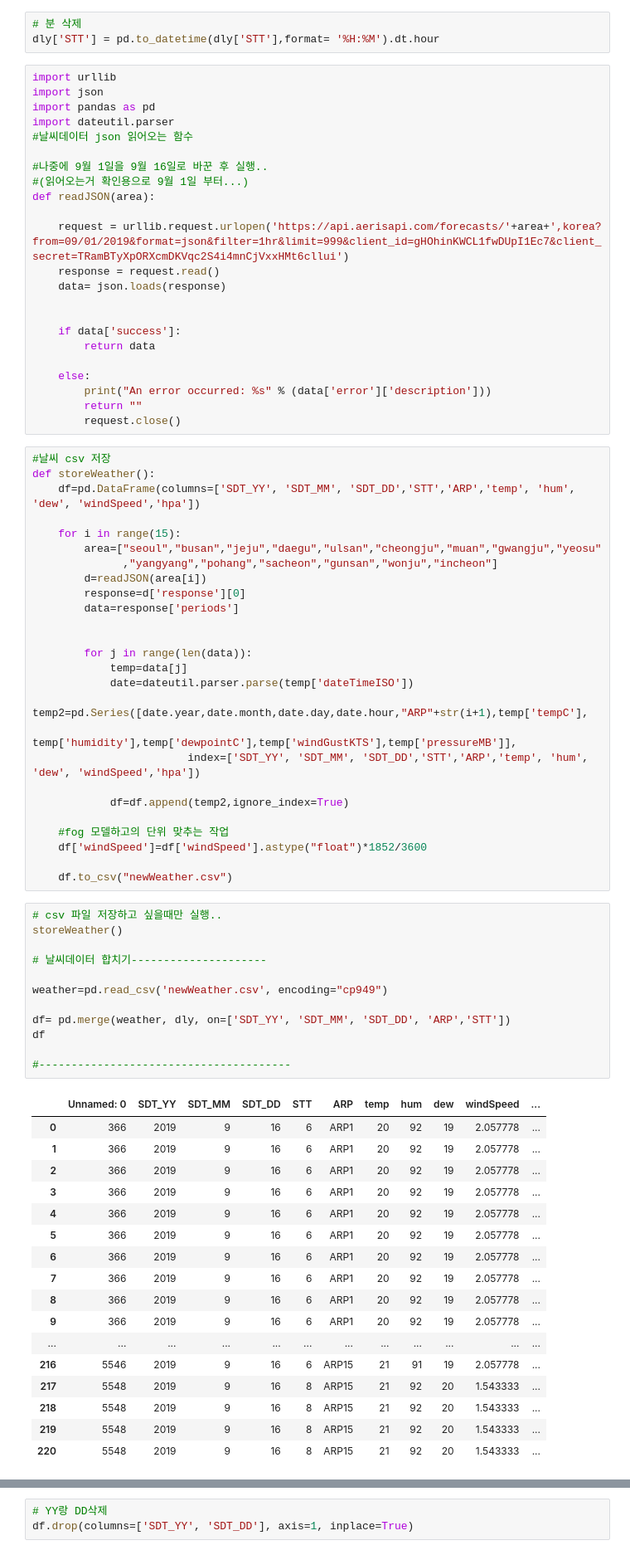
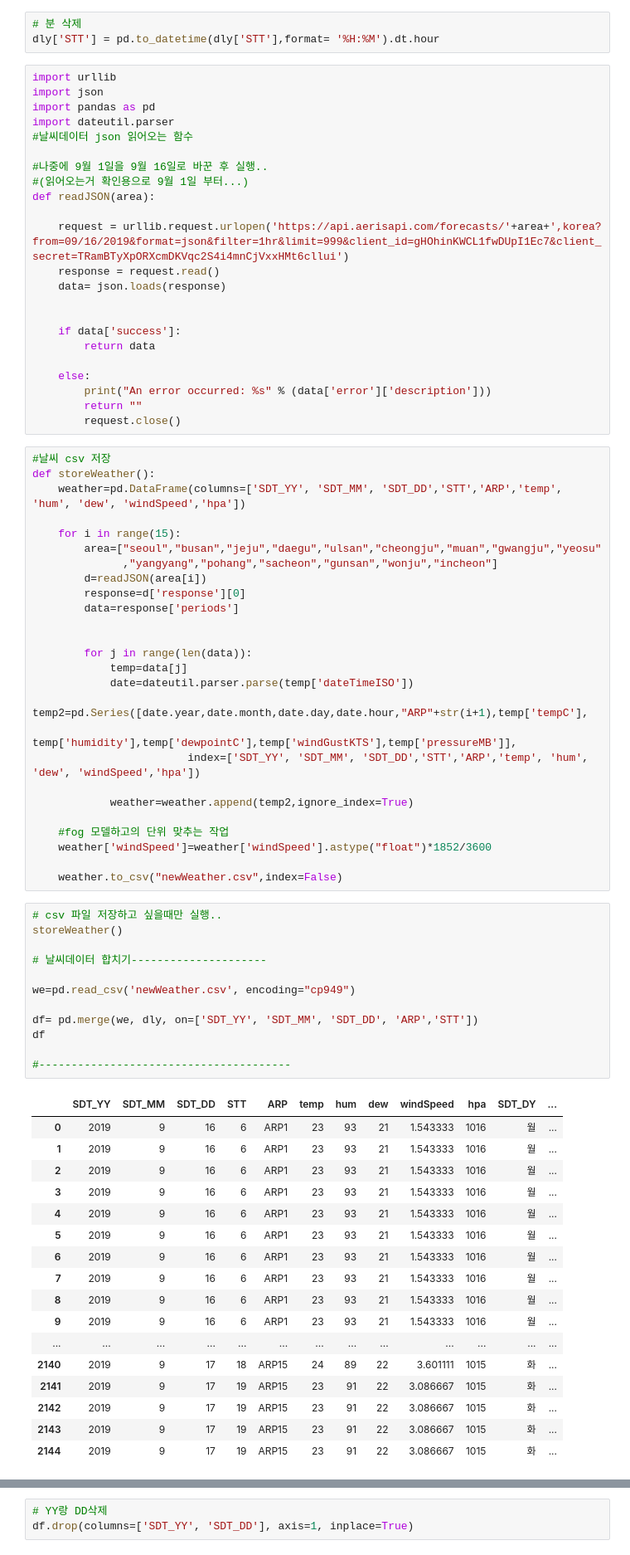
Before and after one commit to KimDoubleB/DelayPrediction, a Jupyter notebook: bb/predict_delay.ipynb, the cells around one changed output, grey strips where cells are left out. Shown at 83% size. Saved outputs shown, nothing was run; the diff lists cells and outputs as text.

Commit message:
modify new weather

```diff
--- a/bb/predict_delay.ipynb
+++ b/bb/predict_delay.ipynb
@@ -53,7 +53,7 @@ import dateutil.parser
 #(읽어오는거 확인용으로 9월 1일 부터...)
 def readJSON(area):
 
-    request = urllib.request.urlopen('https://api.aerisapi.com/forecasts/'+area+',korea?from=09/01/2019&format=json&filter=1hr&limit=999&client_id=gHOhinKWCL1fwDUpI1Ec7&client_secret=TRamBTyXpORXcmDKVqc2S4i4mnCjVxxHMt6cllui')
+    request = urllib.request.urlopen('https://api.aerisapi.com/forecasts/'+area+',korea?from=09/16/2019&format=json&filter=1hr&limit=999&client_id=gHOhinKWCL1fwDUpI1Ec7&client_secret=TRamBTyXpORXcmDKVqc2S4i4mnCjVxxHMt6cllui')
     response = request.read()
     data= json.loads(response)
 
@@ -68,7 +68,7 @@ def readJSON(area):
 # %%
 #날씨 csv 저장
 def storeWeather():
-    df=pd.DataFrame(columns=['SDT_YY', 'SDT_MM', 'SDT_DD','STT','ARP','temp', 'hum', 'dew', 'windSpeed','hpa'])
+    weather=pd.DataFrame(columns=['SDT_YY', 'SDT_MM', 'SDT_DD','STT','ARP','temp', 'hum', 'dew', 'windSpeed','hpa'])
 
     for i in range(15):
         area=["seoul","busan","jeju","daegu","ulsan","cheongju","muan","gwangju","yeosu"
@@ -85,39 +85,39 @@ def storeWeather():
                          temp['humidity'],temp['dewpointC'],temp['windGustKTS'],temp['pressureMB']],
                         index=['SDT_YY', 'SDT_MM', 'SDT_DD','STT','ARP','temp', 'hum', 'dew', 'windSpeed','hpa'])
 
-            df=df.append(temp2,ignore_index=True)
+            weather=weather.append(temp2,ignore_index=True)
 
     #fog 모델하고의 단위 맞추는 작업
-    df['windSpeed']=df['windSpeed'].astype("float")*1852/3600
+    weather['windSpeed']=weather['windSpeed'].astype("float")*1852/3600
 
-    df.to_csv("newWeather.csv")
+    weather.to_csv("newWeather.csv",index=False)
 # %%
 # csv 파일 저장하고 싶을때만 실행..
 storeWeather()
 
 # 날씨데이터 합치기---------------------
 
-weather=pd.read_csv('newWeather.csv', encoding="cp949")
+we=pd.read_csv('newWeather.csv', encoding="cp949")
 
-df= pd.merge(weather, dly, on=['SDT_YY', 'SDT_MM', 'SDT_DD', 'ARP','STT'])
+df= pd.merge(we, dly, on=['SDT_YY', 'SDT_MM', 'SDT_DD', 'ARP','STT'])
 df
 
 #---------------------------------------
 # %% [output]
-|  | Unnamed: 0 | SDT_YY | SDT_MM | SDT_DD | STT | ARP | temp | hum | dew | windSpeed | ... |
-| 0 | 366 | 2019 | 9 | 16 | 6 | ARP1 | 20 | 92 | 19 | 2.057778 | ... |
-| 1 | 366 | 2019 | 9 | 16 | 6 | ARP1 | 20 | 92 | 19 | 2.057778 | ... |
-| 2 | 366 | 2019 | 9 | 16 | 6 | ARP1 | 20 | 92 | 19 | 2.057778 | ... |
-| 3 | 366 | 2019 | 9 | 16 | 6 | ARP1 | 20 | 92 | 19 | 2.057778 | ... |
-| 4 | 366 | 2019 | 9 | 16 | 6 | ARP1 | 20 | 92 | 19 | 2.057778 | ... |
-| 5 | 366 | 2019 | 9 | 16 | 6 | ARP1 | 20 | 92 | 19 | 2.057778 | ... |
-| 6 | 366 | 2019 | 9 | 16 | 6 | ARP1 | 20 | 92 | 19 | 2.057778 | ... |
-| 7 | 366 | 2019 | 9 | 16 | 6 | ARP1 | 20 | 92 | 19 | 2.057778 | ... |
-| 8 | 366 | 2019 | 9 | 16 | 6 | ARP1 | 20 | 92 | 19 | 2.057778 | ... |
-| 9 | 366 | 2019 | 9 | 16 | 6 | ARP1 | 20 | 92 | 19 | 2.057778 | ... |
-| ... | ... | ... | ... | ... | ... | ... | ... | ... | ... | ... | ... |
-| 216 | 5546 | 2019 | 9 | 16 | 6 | ARP15 | 21 | 91 | 19 | 2.057778 | ... |
-| 217 | 5548 | 2019 | 9 | 16 | 8 | ARP15 | 21 | 92 | 20 | 1.543333 | ... |
-| 218 | 5548 | 2019 | 9 | 16 | 8 | ARP15 | 21 | 92 | 20 | 1.543333 | ... |
-| 219 | 5548 | 2019 | 9 | 16 | 8 | ARP15 | 21 | 92 | 20 | 1.543333 | ... |
-| 220 | 5548 | 2019 | 9 | 16 | 8 | ARP15 | 21 | 92 | 20 | 1.543333 | ... |
+|  | SDT_YY | SDT_MM | SDT_DD | STT | ARP | temp | hum | dew | windSpeed | hpa | SDT_DY | ... |
+| 0 | 2019 | 9 | 16 | 6 | ARP1 | 23 | 93 | 21 | 1.543333 | 1016 | 월 | ... |
+| 1 | 2019 | 9 | 16 | 6 | ARP1 | 23 | 93 | 21 | 1.543333 | 1016 | 월 | ... |
+| 2 | 2019 | 9 | 16 | 6 | ARP1 | 23 | 93 | 21 | 1.543333 | 1016 | 월 | ... |
+| 3 | 2019 | 9 | 16 | 6 | ARP1 | 23 | 93 | 21 | 1.543333 | 1016 | 월 | ... |
+| 4 | 2019 | 9 | 16 | 6 | ARP1 | 23 | 93 | 21 | 1.543333 | 1016 | 월 | ... |
+| 5 | 2019 | 9 | 16 | 6 | ARP1 | 23 | 93 | 21 | 1.543333 | 1016 | 월 | ... |
+| 6 | 2019 | 9 | 16 | 6 | ARP1 | 23 | 93 | 21 | 1.543333 | 1016 | 월 | ... |
+| 7 | 2019 | 9 | 16 | 6 | ARP1 | 23 | 93 | 21 | 1.543333 | 1016 | 월 | ... |
+| 8 | 2019 | 9 | 16 | 6 | ARP1 | 23 | 93 | 21 | 1.543333 | 1016 | 월 | ... |
+| 9 | 2019 | 9 | 16 | 6 | ARP1 | 23 | 93 | 21 | 1.543333 | 1016 | 월 | ... |
+| ... | ... | ... | ... | ... | ... | ... | ... | ... | ... | ... | ... | ... |
+| 2140 | 2019 | 9 | 17 | 18 | ARP15 | 24 | 89 | 22 | 3.601111 | 1015 | 화 | ... |
+| 2141 | 2019 | 9 | 17 | 19 | ARP15 | 23 | 91 | 22 | 3.086667 | 1015 | 화 | ... |
+| 2142 | 2019 | 9 | 17 | 19 | ARP15 | 23 | 91 | 22 | 3.086667 | 1015 | 화 | ... |
+| 2143 | 2019 | 9 | 17 | 19 | ARP15 | 23 | 91 | 22 | 3.086667 | 1015 | 화 | ... |
+| 2144 | 2019 | 9 | 17 | 19 | ARP15 | 23 | 91 | 22 | 3.086667 | 1015 | 화 | ... |
```
Also changed, not shown: parts of 6 cells of this notebook, 1 other file.
